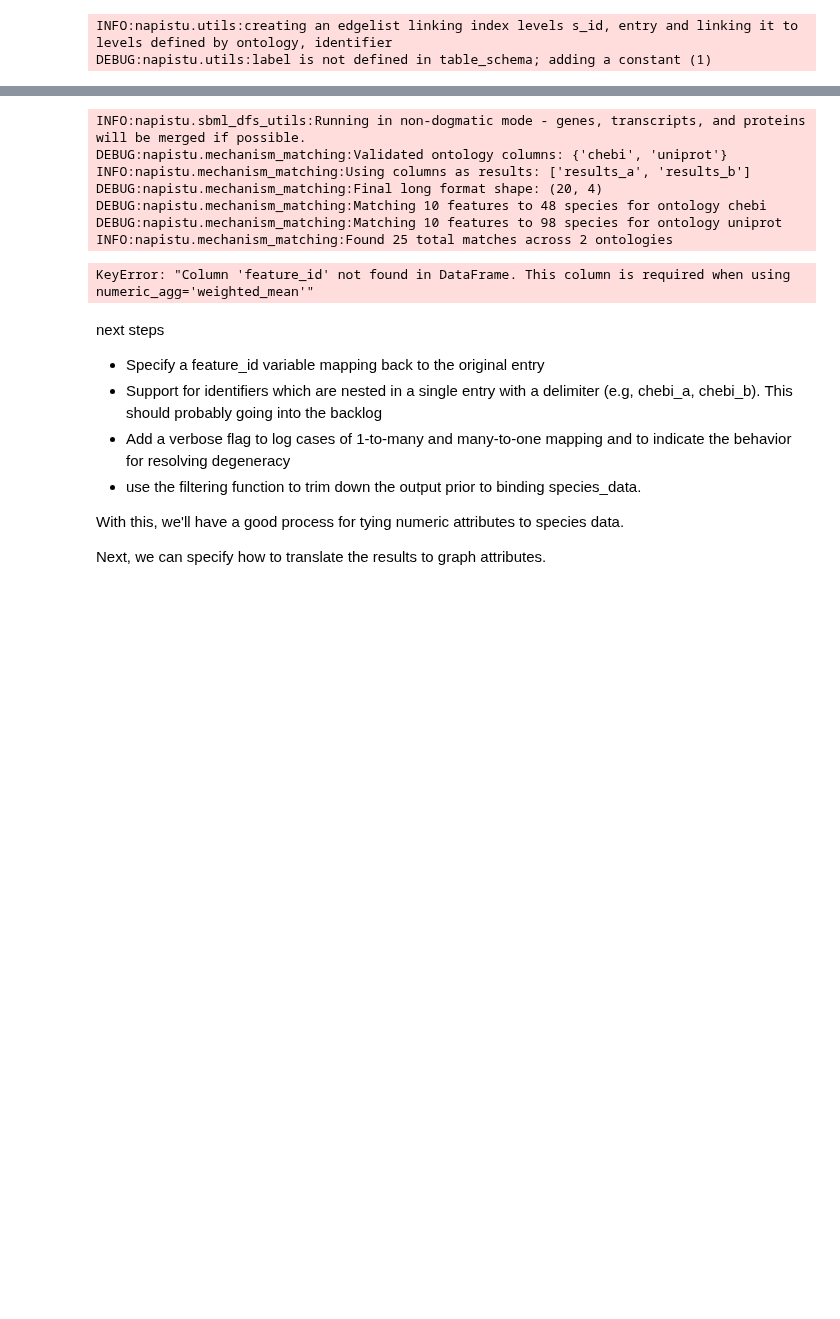
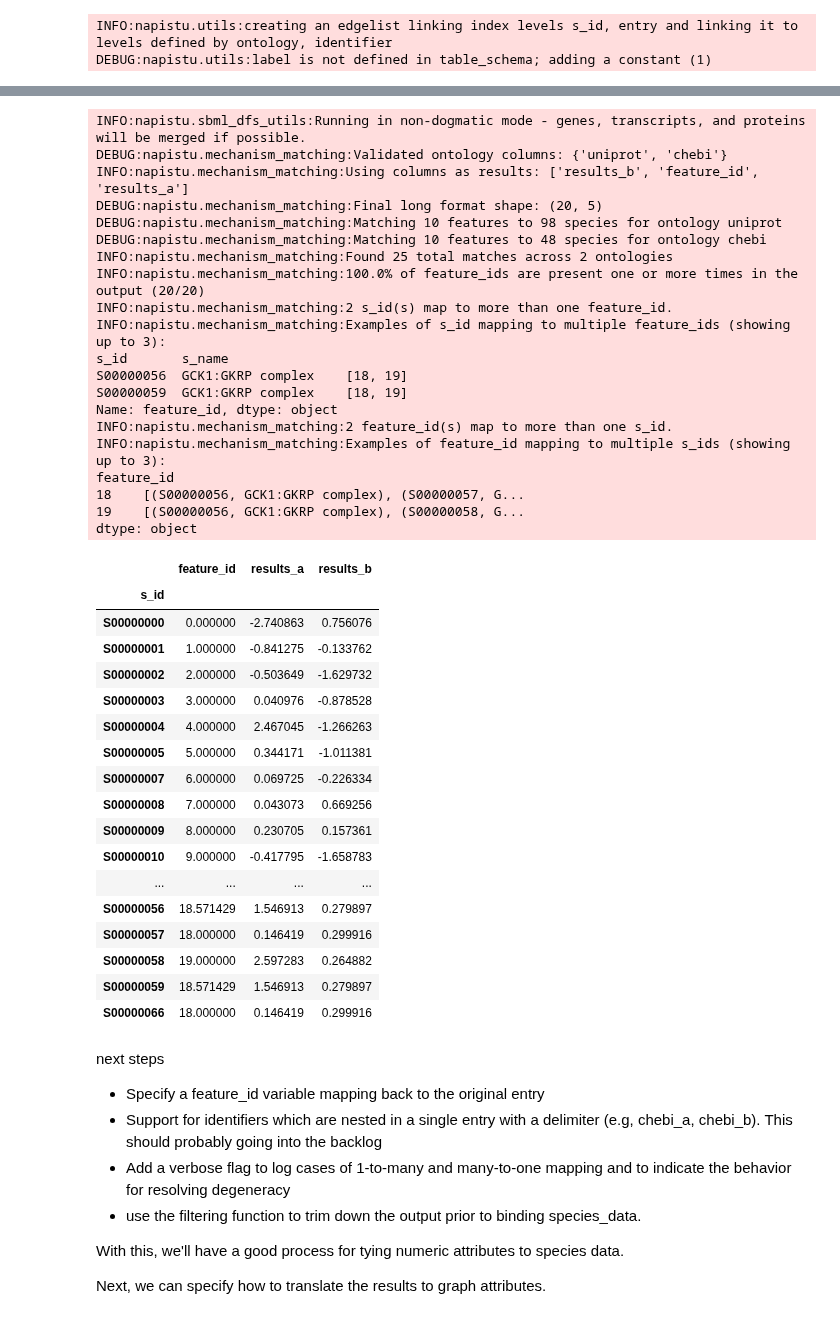
Before and after one commit to napistu/napistu-scrapyard, a Jupyter notebook: scraps/ppr.ipynb, the cells around one changed output, grey strips where cells are left out. Cells and saved outputs as stored; diff of their text form; code cells hidden in the pictures; blank space fills up the shorter version.

```diff
--- a/scraps/ppr.ipynb
+++ b/scraps/ppr.ipynb
@@ -146,5 +161,5 @@ INFO:utils:Expanding identifiers: 2 delimiters found in 'my_id', will expand to
 # %%
-from napistu.mechanism_matching import _check_species_identifiers_table
+from napistu import identifiers
 
 from typing import Optional, Union, Set, Dict
 import logging
@@ -158,7 +173,8 @@ def bind_wide_results(
     results_name : str,
     ontologies : Optional[Union[Set[str], Dict[str, str]]] = None,
     dogmatic : bool = False,
-    species_identifiers : Optional[pd.DataFrame] = None
+    species_identifiers : Optional[pd.DataFrame] = None,
+    verbose : bool = False
 ) -> sbml_dfs_core.SBML_dfs:
     """
     Binds wide results to a sbml_dfs object.
@@ -179,6 +195,8 @@ def bind_wide_results(
         Whether to respect differences between genes, transcripts, and proteins (True) or ignore them (False).
     species_identifiers : Optional[pd.DataFrame]
         Systematic identifiers for the molecular species "sbml_dfs". If None this will be generate on-the-fly.
+    verbose : bool
+        Whether to log cases of 1-to-many and many-to-one mapping and to indicate the behavior for resolving degeneracy
 
     Returns
     -------
@@ -186,7 +204,7 @@ def bind_wide_results(
         The sbml_dfs object with the results bound.
     """
 
-    species_identifiers = _prepare_species_identifiers(
+    species_identifiers = identifiers._prepare_species_identifiers(
         sbml_dfs,
         dogmatic = dogmatic,
         species_identifiers = species_identifiers
@@ -195,38 +213,80 @@ def bind_wide_results(
     # match
     matched_s_ids_from_wide = mechanism_matching.match_features_to_wide_pathway_species(
         example_data_wide,
         species_identifiers,
         ontologies = ontologies,
-        feature_id_var = "identifier",
+        feature_identifiers_var = "identifier",
+        verbose = verbose
     )
+
+    utils.resolve_matches(
+        matched_data = matched_s_ids_from_wide
+        )
+
 
     return matched_s_ids_from_wide
 
     #sbml_dfs.add_species_data(
     #    results_name,
     #    matched_s_ids_from_wide.set_index("s_id")
     #     )
 
     return sbml_dfs
 
 x = bind_wide_results(
     sbml_dfs,
     example_data_wide,
     "results",
     ontologies = {"uniprot", "chebi"},
     dogmatic = False,
-    species_identifiers = None
+    species_identifiers = None,
+    verbose = True
 )
 
-utils.resolve_matches(
+disambiguated_matches = utils.resolve_matches(
     matched_data = x
 )
+
+utils._drop_extra_cols(
+    example_data_wide,
+    disambiguated_matches
+)
 # %% [output]
 INFO:napistu.sbml_dfs_utils:Running in non-dogmatic mode - genes, transcripts, and proteins will be merged if possible.
-DEBUG:napistu.mechanism_matching:Validated ontology columns: {'chebi', 'uniprot'}
-INFO:napistu.mechanism_matching:Using columns as results: ['results_a', 'results_b']
-DEBUG:napistu.mechanism_matching:Final long format shape: (20, 4)
+DEBUG:napistu.mechanism_matching:Validated ontology columns: {'uniprot', 'chebi'}
+INFO:napistu.mechanism_matching:Using columns as results: ['results_b', 'feature_id', 'results_a']
+DEBUG:napistu.mechanism_matching:Final long format shape: (20, 5)
+DEBUG:napistu.mechanism_matching:Matching 10 features to 98 species for ontology uniprot
 DEBUG:napistu.mechanism_matching:Matching 10 features to 48 species for ontology chebi
-DEBUG:napistu.mechanism_matching:Matching 10 features to 98 species for ontology uniprot
 INFO:napistu.mechanism_matching:Found 25 total matches across 2 ontologies
+INFO:napistu.mechanism_matching:100.0% of feature_ids are present one or more times in the output (20/20)
+INFO:napistu.mechanism_matching:2 s_id(s) map to more than one feature_id.
+INFO:napistu.mechanism_matching:Examples of s_id mapping to multiple feature_ids (showing up to 3):
+s_id       s_name
+S00000056  GCK1:GKRP complex    [18, 19]
+S00000059  GCK1:GKRP complex    [18, 19]
+Name: feature_id, dtype: object
+INFO:napistu.mechanism_matching:2 feature_id(s) map to more than one s_id.
+INFO:napistu.mechanism_matching:Examples of feature_id mapping to multiple s_ids (showing up to 3):
+feature_id
+18    [(S00000056, GCK1:GKRP complex), (S00000057, G...
+19    [(S00000056, GCK1:GKRP complex), (S00000058, G...
+dtype: object
-KeyError: "Column 'feature_id' not found in DataFrame. This column is required when using numeric_agg='weighted_mean'"
+|  | feature_id | results_a | results_b |
+| s_id |  |  |  |
+| S00000000 | 0.000000 | -2.740863 | 0.756076 |
+| S00000001 | 1.000000 | -0.841275 | -0.133762 |
+| S00000002 | 2.000000 | -0.503649 | -1.629732 |
+| S00000003 | 3.000000 | 0.040976 | -0.878528 |
+| S00000004 | 4.000000 | 2.467045 | -1.266263 |
+| S00000005 | 5.000000 | 0.344171 | -1.011381 |
+| S00000007 | 6.000000 | 0.069725 | -0.226334 |
+| S00000008 | 7.000000 | 0.043073 | 0.669256 |
+| S00000009 | 8.000000 | 0.230705 | 0.157361 |
+| S00000010 | 9.000000 | -0.417795 | -1.658783 |
+| ... | ... | ... | ... |
+| S00000056 | 18.571429 | 1.546913 | 0.279897 |
+| S00000057 | 18.000000 | 0.146419 | 0.299916 |
+| S00000058 | 19.000000 | 2.597283 | 0.264882 |
+| S00000059 | 18.571429 | 1.546913 | 0.279897 |
+| S00000066 | 18.000000 | 0.146419 | 0.299916 |
```
Also changed, not shown: parts of 7 cells of this notebook, 2 other files.
